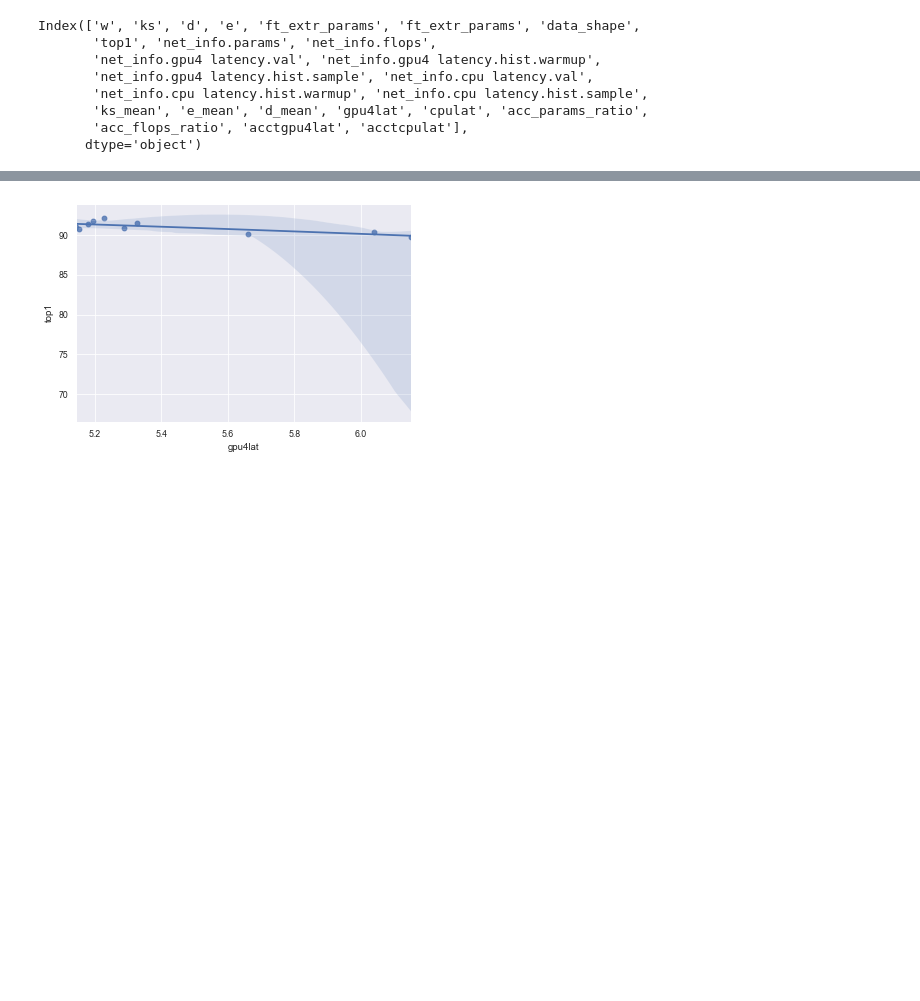
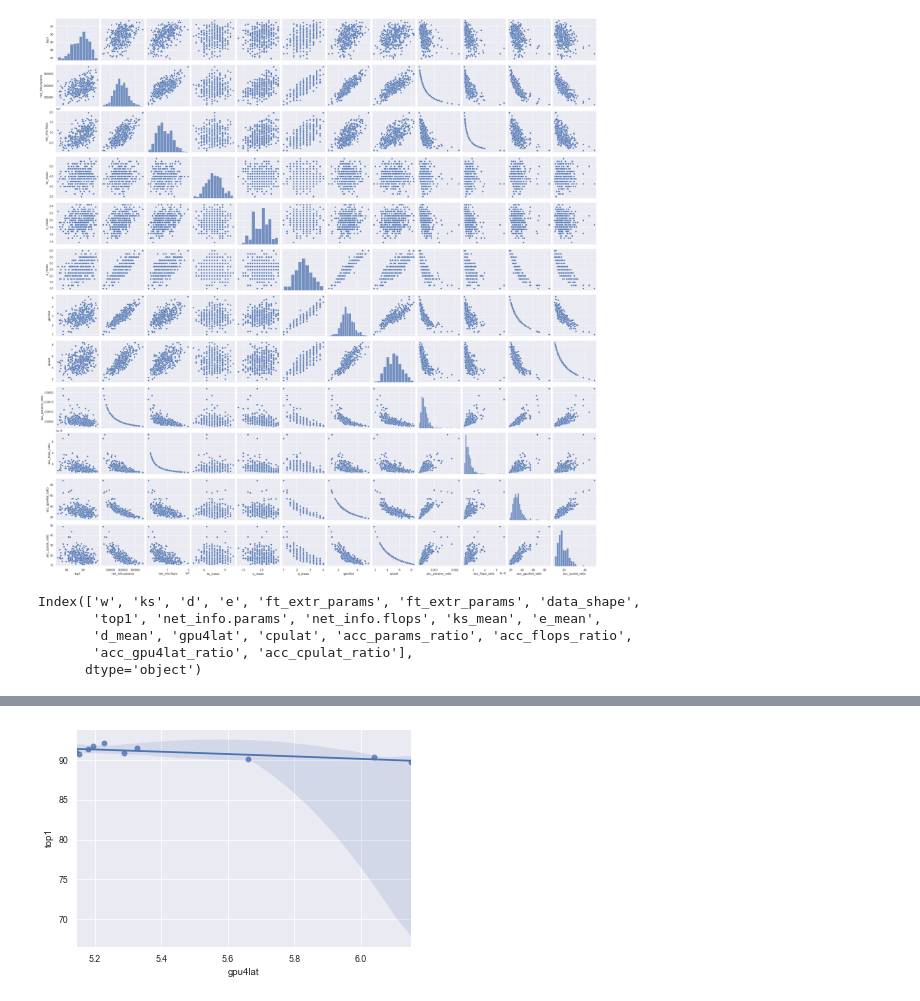
Before and after one commit to NielsEscarfail/FeatureExtractionKWS, a Jupyter notebook: ResultsVisualisation.ipynb, the cells around one changed output, grey strips where cells are left out. Cells and saved outputs as stored; diff of their text form; code cells hidden in the pictures; blank space fills up the shorter version.

```diff
--- a/ResultsVisualisation.ipynb
+++ b/ResultsVisualisation.ipynb
@@ -115,0 +78,20 @@ top_n
+# %%
+#scatterplot
+sns.set()
+cols = ['top1', 'net_info.params', 'net_info.flops', 'ks_mean', 'e_mean',
+       'd_mean', 'gpu4lat', 'cpulat', 'acc_params_ratio', 'acc_flops_ratio',
+       'acc_gpu4lat_ratio', 'acc_cpulat_ratio']
+sns.pairplot(df[cols], size = 2.5)
+plt.show();
+# %% [output]
+[figure, added]
+# %%
+df2 = df
+df = df2
+df.columns
+# %% [output]
+Index(['w', 'ks', 'd', 'e', 'ft_extr_params', 'ft_extr_params', 'data_shape',
+       'top1', 'net_info.params', 'net_info.flops', 'ks_mean', 'e_mean',
+       'd_mean', 'gpu4lat', 'cpulat', 'acc_params_ratio', 'acc_flops_ratio',
+       'acc_gpu4lat_ratio', 'acc_cpulat_ratio'],
+      dtype='object')
@@ -129,12 +113 @@ def plot_top_n(df, column_name, in_f_of_column, n):
     # splot.set(xscale="log")
-# %%
-df2.columns
-# %% [output]
-Index(['w', 'ks', 'd', 'e', 'ft_extr_params', 'ft_extr_params', 'data_shape',
-       'top1', 'net_info.params', 'net_info.flops',
-       'net_info.gpu4 latency.val', 'net_info.gpu4 latency.hist.warmup',
-       'net_info.gpu4 latency.hist.sample', 'net_info.cpu latency.val',
-       'net_info.cpu latency.hist.warmup', 'net_info.cpu latency.hist.sample',
-       'ks_mean', 'e_mean', 'd_mean', 'gpu4lat', 'cpulat', 'acc_params_ratio',
-       'acc_flops_ratio', 'acctgpu4lat', 'acctcpulat'],
-      dtype='object')
```
Also changed, not shown: parts of 16 cells of this notebook, 1 other file.
